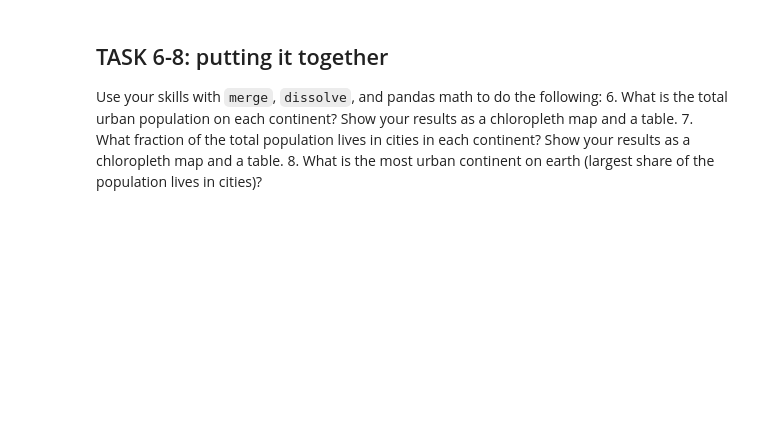
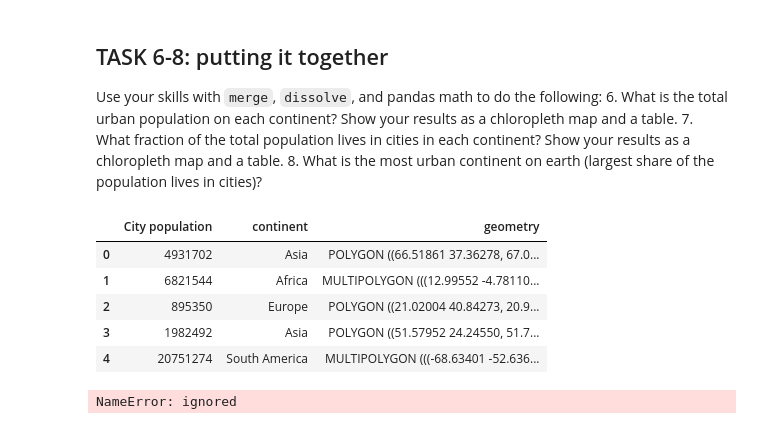
Before and after one commit to sbhsa1990/EnvDatSci22, a Jupyter notebook: CodeSprints/VectorData101.ipynb, the cells around one changed output. Drawn from its saved outputs; the diff is of its cells as text; code cells hidden in the pictures; blank space fills up the shorter version.

```diff
--- a/CodeSprints/VectorData101.ipynb
+++ b/CodeSprints/VectorData101.ipynb
@@ -409,0 +668,48 @@ Use your skills with `merge`, `dissolve`, and pandas math to do the following:
+# %%
+ # Task 6 code here:
+ cities = cities[["sov_a3", "pop_max"]]
+
+# Aggregate based on pop_max
+aggregation_functions = {'pop_max': 'sum'}
+df_new = cities.groupby(cities['sov_a3']).aggregate(aggregation_functions)
+df_new.reset_index(inplace=True)
+
+# Create a dataframe from world with iso_a3
+world = gpd.read_file(gpd.datasets.get_path('naturalearth_lowres'))
+world_1 = world[["iso_a3"]]
+
+# Merge two dataframe as one
+import pandas as pd
+df_merge = pd.merge(df_new, world_1, left_on='sov_a3', right_on='iso_a3')
+df_merge = df_merge.drop(columns=['iso_a3'])
+
+
+# Create a dataframe from world including the continent
+world_2 = world[['iso_a3', 'continent', 'geometry']]
+
+# Merge two dataframe based on continent
+df_merge_2 = pd.merge(df_merge, world_2, left_on='sov_a3', right_on='iso_a3')
+df_merge_2 = df_merge_2.drop(columns=['iso_a3','sov_a3'])
+
+df_merge_2.columns = ['City population',  'continent','geometry']
+df_merge_2.head()
+# %% [output]
+|  | City population | continent | geometry |
+| 0 | 4931702 | Asia | POLYGON ((66.51861 37.36278, 67.0... |
+| 1 | 6821544 | Africa | MULTIPOLYGON (((12.99552 -4.78110... |
+| 2 | 895350 | Europe | POLYGON ((21.02004 40.84273, 20.9... |
+| 3 | 1982492 | Asia | POLYGON ((51.57952 24.24550, 51.7... |
+| 4 | 20751274 | South America | MULTIPOLYGON (((-68.63401 -52.636... |
+# %%
+# Task 6 code here:
+world_3 = world[['continent', 'pop_est']]
+aggregation_functions = {'pop_est': 'sum'}
+df_new_3 = world_3.groupby(world_3['continent']).aggregate(aggregation_functions)
+df_new_3.reset_index(inplace=True)
+df_merge_3 = pd.merge(df_new_2, df_new_3, left_on='continent', right_on='continent')
+df_merge_3['fraction'] = df_merge_3['pop_max'] / df_merge_3['pop_est']
+
+df_merge_3.columns = ['continent', 'City population', 'Total population', 'Fraction']
+df_merge_3.head()
+# %% [output]
+NameError: ignored
```
Also changed, not shown: parts of 40 cells of this notebook.
